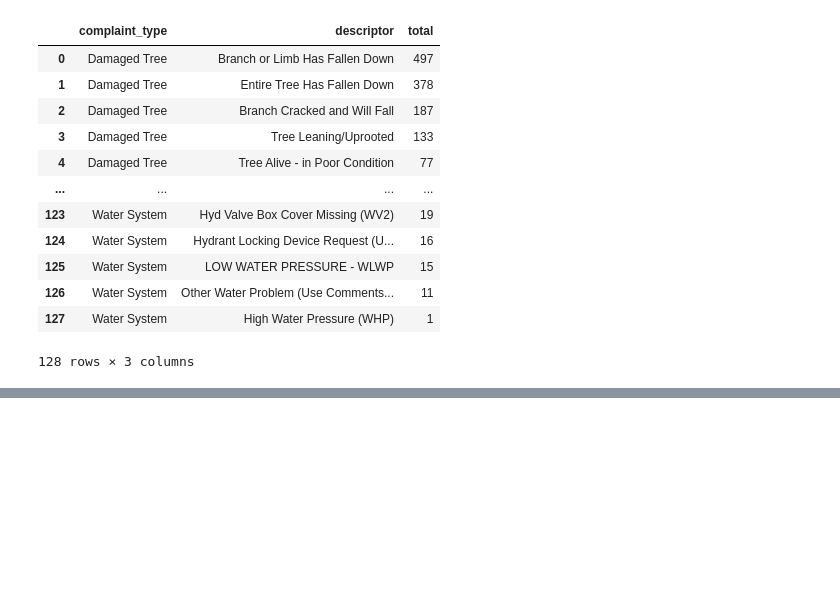
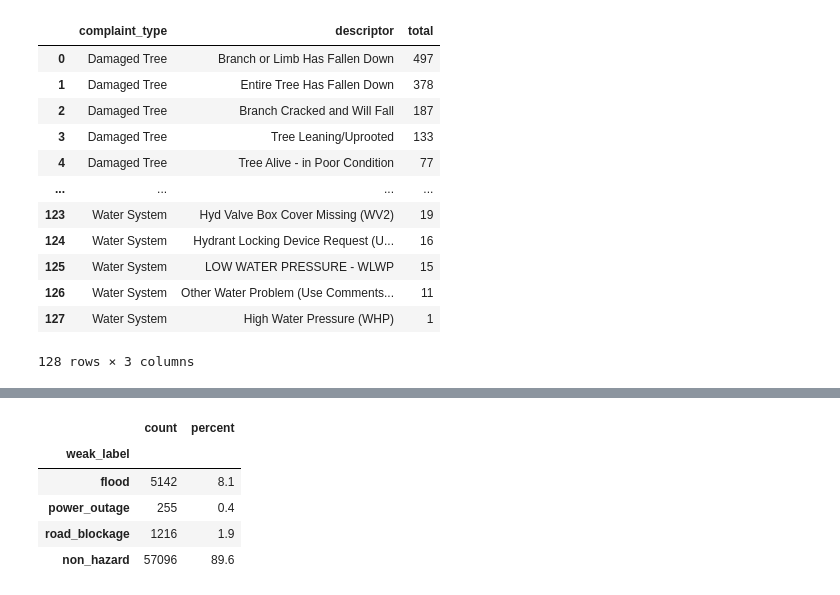
Before and after one commit to anaszpro/Plexa-A-Multi-Modal-Smart-City-Digital-Twin-and-Cascading-Resilience-Engine, a Jupyter notebook: notebooks/01_nyc311_exploration_safety_governance.ipynb, the cells around one changed output, grey strips where cells are left out. Drawn from its saved outputs; the diff is of its cells as text; code cells hidden in the pictures; blank space fills up the shorter version.

Commit message:
Add draft weak labels and class balance for Ida window

```diff
--- a/notebooks/01_nyc311_exploration_safety_governance.ipynb
+++ b/notebooks/01_nyc311_exploration_safety_governance.ipynb
@@ -150,3 +150,7 @@ desc
 | 126 | Water System | Other Water Problem (Use Comments... | 11 |
 | 127 | Water System | High Water Pressure (WHP) | 1 |
 128 rows × 3 columns
+# %%
+for ctype, group in desc.groupby("complaint_type"):
+    print(f"\n=== {ctype}  (total {group['total'].sum()})")
+    print(group.sort_values("total", ascending=False).head(8)[["descriptor", "total"]].to_string(index=False))
@@ -152,0 +179,36 @@ desc
+# %%
+RULES = [
+    ("Sewer", "Sewer Backup", "flood"),
+    ("Sewer", "Street Flooding", "flood"),
+    ("Sewer", "Catch Basin", "flood"),
+    ("Sewer", "Manhole Overflow", "flood"),
+    ("Water System", "Excessive Water In Basement", "flood"),
+    ("ELECTRIC", "POWER OUTAGE", "power_outage"),
+    ("ELECTRIC", "NO LIGHTING", "power_outage"),
+    ("Damaged Tree", "Entire Tree Has Fallen", "road_blockage"),
+    ("Damaged Tree", "Branch or Limb Has Fallen", "road_blockage"),
+    ("Damaged Tree", "Tree Leaning/Uprooted", "road_blockage"),
+    ("Street Condition", "Cave-in", "road_blockage"),
+]
+
+def weak_label(ctype, descriptor):
+    for rule_type, keyword, label in RULES:
+        if ctype == rule_type and keyword.lower() in str(descriptor).lower():
+            return label
+    return "non_hazard"
+
+desc["weak_label"] = desc.apply(lambda r: weak_label(r["complaint_type"], r["descriptor"]), axis=1)
+
+TOTAL = types["total"].sum()
+hazard = desc[desc["weak_label"] != "non_hazard"].groupby("weak_label")["total"].sum()
+summary = hazard.to_frame("count")
+summary.loc["non_hazard"] = TOTAL - hazard.sum()
+summary["percent"] = (100 * summary["count"] / TOTAL).round(1)
+summary
+# %% [output]
+|  | count | percent |
+| weak_label |  |  |
+| flood | 5142 | 8.1 |
+| power_outage | 255 | 0.4 |
+| road_blockage | 1216 | 1.9 |
+| non_hazard | 57096 | 89.6 |
```
Also changed, not shown: parts of 4 cells of this notebook.
